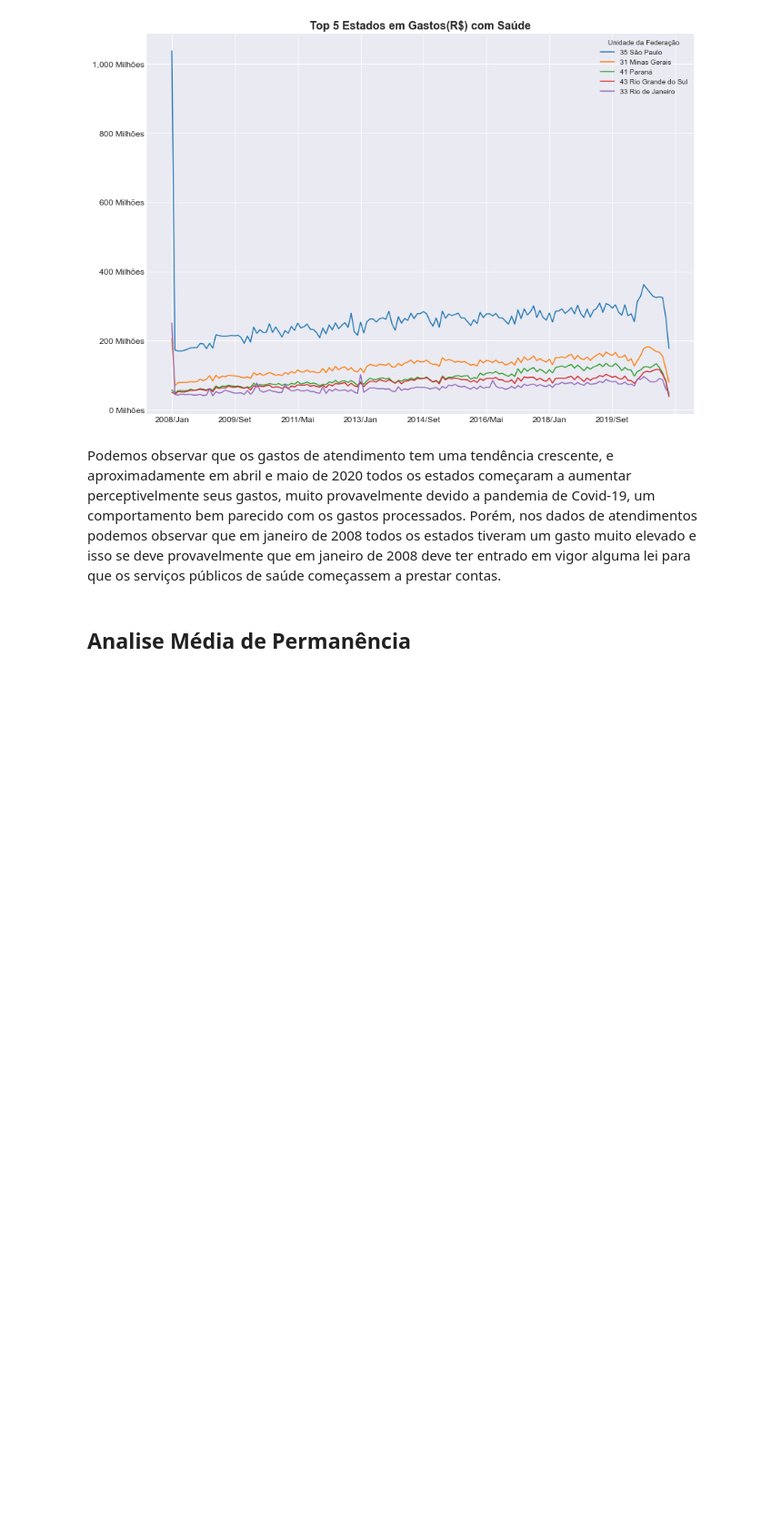
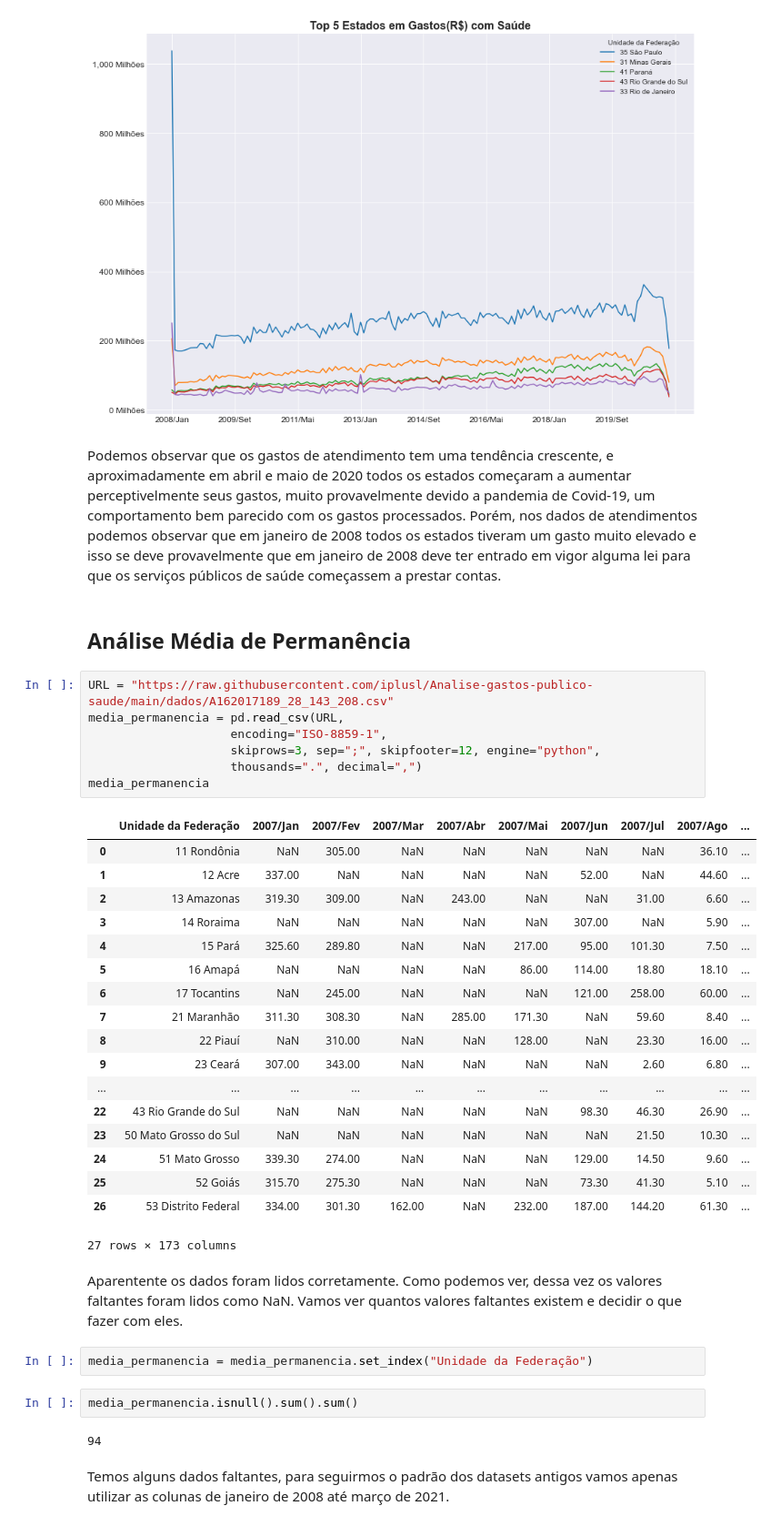
Before and after one commit to iplusl/Analise-gastos-publico-saude, a Jupyter notebook: notebooks/notebook.ipynb, the cells around one changed output. Shown at 91% size. Drawn from its saved outputs; the diff is of its cells as text; blank space fills up the shorter version.

```diff
--- a/notebooks/notebook.ipynb
+++ b/notebooks/notebook.ipynb
@@ -376,4 +376,40 @@ plt.show()
 # %% [markdown]
 Podemos observar que os gastos de atendimento tem uma tendência crescente, e aproximadamente em abril e maio de 2020 todos os estados começaram a aumentar perceptivelmente seus gastos, muito provavelmente devido a pandemia de Covid-19, um comportamento bem parecido com os gastos processados. Porém, nos dados de atendimentos podemos observar que em janeiro de 2008 todos os estados tiveram um gasto muito elevado e isso se deve provavelmente que em janeiro de 2008 deve ter entrado em vigor alguma lei para que os serviços públicos de saúde começassem a prestar contas.
 # %% [markdown]
-## Analise Média de Permanência
+## Análise Média de Permanência
+# %%
+URL = "https://raw.githubusercontent.com/iplusl/Analise-gastos-publico-saude/main/dados/A162017189_28_143_208.csv"
+media_permanencia = pd.read_csv(URL,
+                    encoding="ISO-8859-1",
+                    skiprows=3, sep=";", skipfooter=12, engine="python",
+                    thousands=".", decimal=",")
+media_permanencia
+# %% [output]
+|  | Unidade da Federação | 2007/Jan | 2007/Fev | 2007/Mar | 2007/Abr | 2007/Mai | 2007/Jun | 2007/Jul | 2007/Ago | ... |
+| 0 | 11 Rondônia | NaN | 305.00 | NaN | NaN | NaN | NaN | NaN | 36.10 | ... |
+| 1 | 12 Acre | 337.00 | NaN | NaN | NaN | NaN | 52.00 | NaN | 44.60 | ... |
+| 2 | 13 Amazonas | 319.30 | 309.00 | NaN | 243.00 | NaN | NaN | 31.00 | 6.60 | ... |
+| 3 | 14 Roraima | NaN | NaN | NaN | NaN | NaN | 307.00 | NaN | 5.90 | ... |
+| 4 | 15 Pará | 325.60 | 289.80 | NaN | NaN | 217.00 | 95.00 | 101.30 | 7.50 | ... |
+| 5 | 16 Amapá | NaN | NaN | NaN | NaN | 86.00 | 114.00 | 18.80 | 18.10 | ... |
+| 6 | 17 Tocantins | NaN | 245.00 | NaN | NaN | NaN | 121.00 | 258.00 | 60.00 | ... |
+| 7 | 21 Maranhão | 311.30 | 308.30 | NaN | 285.00 | 171.30 | NaN | 59.60 | 8.40 | ... |
+| 8 | 22 Piauí | NaN | 310.00 | NaN | NaN | 128.00 | NaN | 23.30 | 16.00 | ... |
+| 9 | 23 Ceará | 307.00 | 343.00 | NaN | NaN | NaN | NaN | 2.60 | 6.80 | ... |
+| ... | ... | ... | ... | ... | ... | ... | ... | ... | ... | ... |
+| 22 | 43 Rio Grande do Sul | NaN | NaN | NaN | NaN | NaN | 98.30 | 46.30 | 26.90 | ... |
+| 23 | 50 Mato Grosso do Sul | NaN | NaN | NaN | NaN | NaN | NaN | 21.50 | 10.30 | ... |
+| 24 | 51 Mato Grosso | 339.30 | 274.00 | NaN | NaN | NaN | 129.00 | 14.50 | 9.60 | ... |
+| 25 | 52 Goiás | 315.70 | 275.30 | NaN | NaN | NaN | 73.30 | 41.30 | 5.10 | ... |
+| 26 | 53 Distrito Federal | 334.00 | 301.30 | 162.00 | NaN | 232.00 | 187.00 | 144.20 | 61.30 | ... |
+27 rows × 173 columns
+# %% [markdown]
+Aparentente os dados foram lidos corretamente. Como podemos ver, dessa vez os valores faltantes foram lidos como NaN. Vamos ver quantos valores faltantes existem e decidir o que fazer com eles.
+# %%
+media_permanencia = media_permanencia.set_index("Unidade da Federação")
+# %%
+media_permanencia.isnull().sum().sum()
+# %% [output]
+94
+# %% [markdown]
+Temos alguns dados faltantes, para seguirmos o padrão dos datasets antigos vamos apenas utilizar as colunas de janeiro de 2008 até março de 2021.
```
Also changed, not shown: parts of 16 cells of this notebook, 1 other file.
